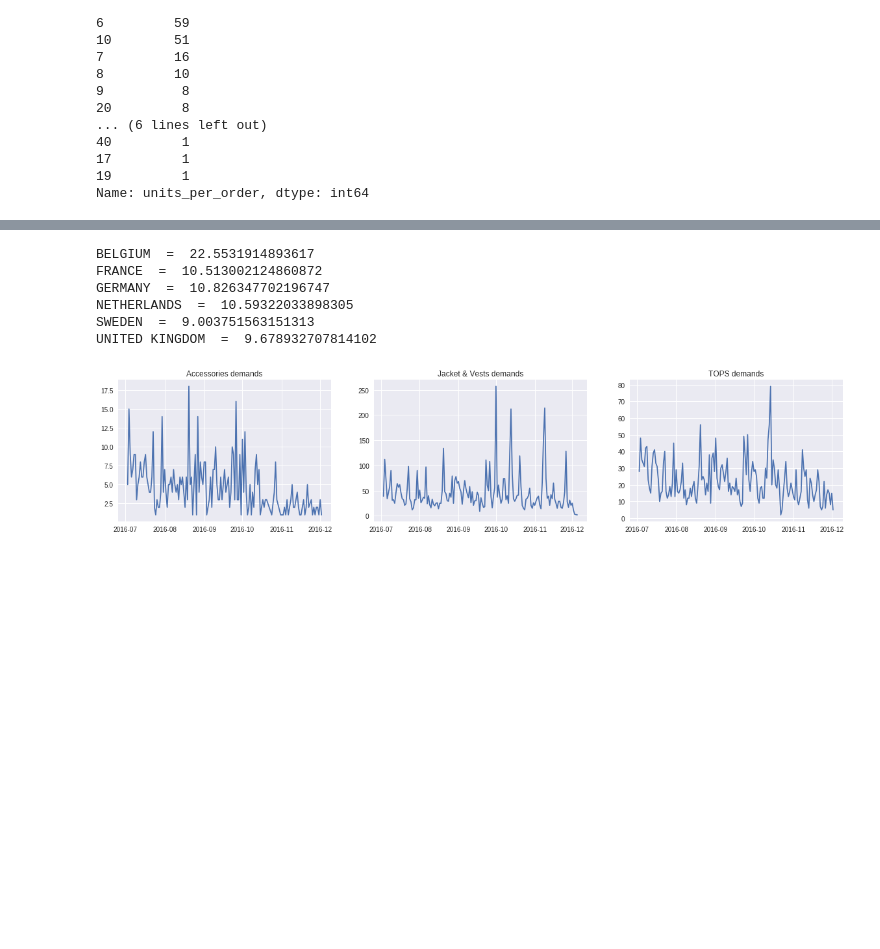
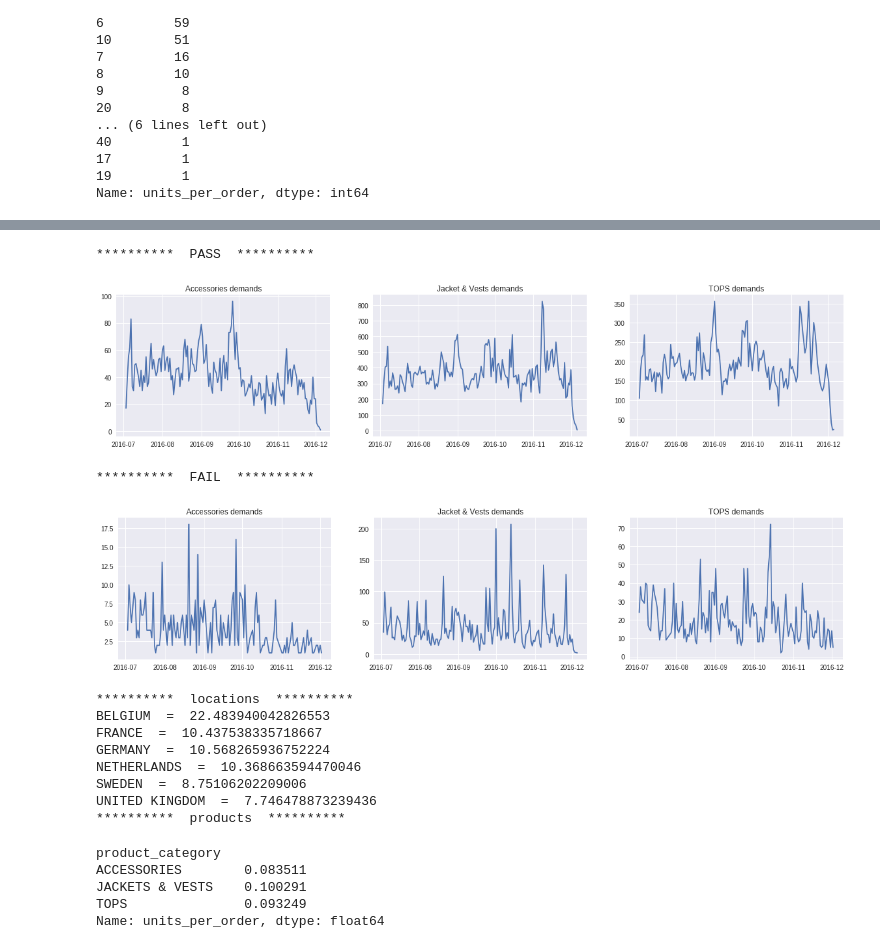
Before and after one commit to ghoshal7/Supply_Chain_Analytics, a Jupyter notebook: Supply_Chain_Notebook.ipynb, the cells around one changed output, grey strips where cells are left out. Saved outputs shown, nothing was run; the diff lists cells and outputs as text; code cells hidden in the pictures; blank space fills up the shorter version.

```diff
--- a/Supply_Chain_Notebook.ipynb
+++ b/Supply_Chain_Notebook.ipynb
@@ -160,5 +175,12 @@ Length: 500, dtype: timedelta64[ns]
 df['date_order'] = df.datetime_ordered.apply(lambda datestamp: datestamp.date()) # date when order is planned
 df['date_planned'] = df.datetime_planned.apply(lambda datestamp: datestamp.date()) # date of promise delivery
 df['date_delivered'] = df.datetime_delivered.apply(lambda datestamp: datestamp.date()) # date when delivered
-df['date_product_ready'] = df.datetime_product_ready.apply(lambda datestamp: datestamp.date()) #
+df['date_product_ready'] = df.datetime_product_ready.apply(lambda datestamp: datestamp.date()) # date when ready
+
+df['time_order'] = df.datetime_ordered.apply(lambda datestamp: datestamp.time()) # time when order is planned
+df['time_planned'] = df.datetime_planned.apply(lambda datestamp: datestamp.time()) # time of promise delivery
+df['time_delivered'] = df.datetime_delivered.apply(lambda datestamp: datestamp.time()) # time when delivered
+df['time_product_ready'] = df.datetime_product_ready.apply(lambda datestamp: datestamp.time()) # time when ready
+
+df['source-order(in_days)']= (df.datetime_sourced - df.datetime_ordered).apply(lambda datestamp: datestamp.days)
 # %%
@@ -283,32 +275,65 @@ Text(0.5, 1.0, 'TOPS demands')
 # %%
-## Explore the FAILED dataset
-df1 = df2 = df[df.units_per_order == 1]
+## Explore the dataset
+df3 = df[(df.units_per_order == 1) & (df['source-order(in_days)'] == 0)]
 
-df1 = df1[df1.delivered_to_plan==0]
+df1 = df3[df3.delivered_to_plan==1]
+df2 = df3[df3.delivered_to_plan==0]
 ## Explore the demand - product wise
-accessories = df1[df1.product_category=='ACCESSORIES'].groupby(df1.date_order).sum()
-jackets = df1[df1.product_category=='JACKETS & VESTS'].groupby(df1.date_order).sum()
-tops = df1[df1.product_category=='TOPS'].groupby(df1.date_order).sum()
 
-f,(a,b,c) = plt.subplots(1,3, figsize = (20,4))
-a.plot(accessories['units_per_order']); a.set_title('Accessories demands')
-b.plot(jackets['units_per_order']); b.set_title('Jacket & Vests demands')
-c.plot(tops['units_per_order']); c.set_title('TOPS demands')
+# Pass
+accessories1 = df1[df1.product_category=='ACCESSORIES'].groupby(df1.date_order).sum()
+jackets1 = df1[df1.product_category=='JACKETS & VESTS'].groupby(df1.date_order).sum()
+tops1 = df1[df1.product_category=='TOPS'].groupby(df1.date_order).sum()
+
+print('*'*10, ' PASS ', '*'*10)
+f1,(a1,b1,c1) = plt.subplots(1,3, figsize = (20,4))
+a1.plot(accessories1['units_per_order']); a1.set_title('Accessories demands')
+b1.plot(jackets1['units_per_order']); b1.set_title('Jacket & Vests demands')
+c1.plot(tops1['units_per_order']); c1.set_title('TOPS demands')
+plt.show()
+
+# Fail
+accessories2 = df2[df2.product_category=='ACCESSORIES'].groupby(df2.date_order).sum()
+jackets2 = df2[df2.product_category=='JACKETS & VESTS'].groupby(df2.date_order).sum()
+tops2 = df2[df2.product_category=='TOPS'].groupby(df2.date_order).sum()
+
+print('*'*10, ' FAIL ', '*'*10)
+f2,(a2,b2,c2) = plt.subplots(1,3, figsize = (20,4))
+a2.plot(accessories2['units_per_order']); a2.set_title('Accessories demands')
+b2.plot(jackets2['units_per_order']); b2.set_title('Jacket & Vests demands')
+c2.plot(tops2['units_per_order']); c2.set_title('TOPS demands')
+plt.show()
+
 
 ## Explore locations
-failed_order_counts = df1.groupby('country').sum()['units_per_order']
-total_order_counts = df2.groupby('country').sum()['units_per_order']
+print('*'*10, ' locations ', '*'*10)
+failed_order_counts = df2.groupby('country').sum()['units_per_order']
+total_order_counts = df3.groupby('country').sum()['units_per_order']
 # pd.DataFrame([failed_order_counts, total_order_counts], columns=['Failed', 'Total'])
 #print(failed_order_counts, total_order_counts)
 
 countries = ['BELGIUM', 'FRANCE', 'GERMANY', 'NETHERLANDS', 'SWEDEN', 'UNITED KINGDOM']
 for i,j,k in zip(failed_order_counts, total_order_counts, countries):
   print (k, ' = ', (i/j)*100)
+
+## Explore product categories
+print('*'*10, ' products ', '*'*10)
+df3[df3.delivered_to_plan==0].groupby('product_category').sum()['units_per_order']/df3.groupby('product_category').sum()['units_per_order']
 # %% [output]
-BELGIUM  =  22.5531914893617
-FRANCE  =  10.513002124860872
-GERMANY  =  10.826347702196747
-NETHERLANDS  =  10.59322033898305
-SWEDEN  =  9.003751563151313
-UNITED KINGDOM  =  9.678932707814102
+**********  PASS  **********
-[figure, old version]
+[figure, new version]
+**********  FAIL  **********
+[figure, added]
+**********  locations  **********
+BELGIUM  =  22.483940042826553
+FRANCE  =  10.437538335718667
+GERMANY  =  10.568265936752224
+NETHERLANDS  =  10.368663594470046
+SWEDEN  =  8.75106202209006
+UNITED KINGDOM  =  7.746478873239436
+**********  products  **********
+product_category
+ACCESSORIES        0.083511
+JACKETS & VESTS    0.100291
+TOPS               0.093249
+Name: units_per_order, dtype: float64
```
Also changed, not shown: parts of 13 cells of this notebook.
